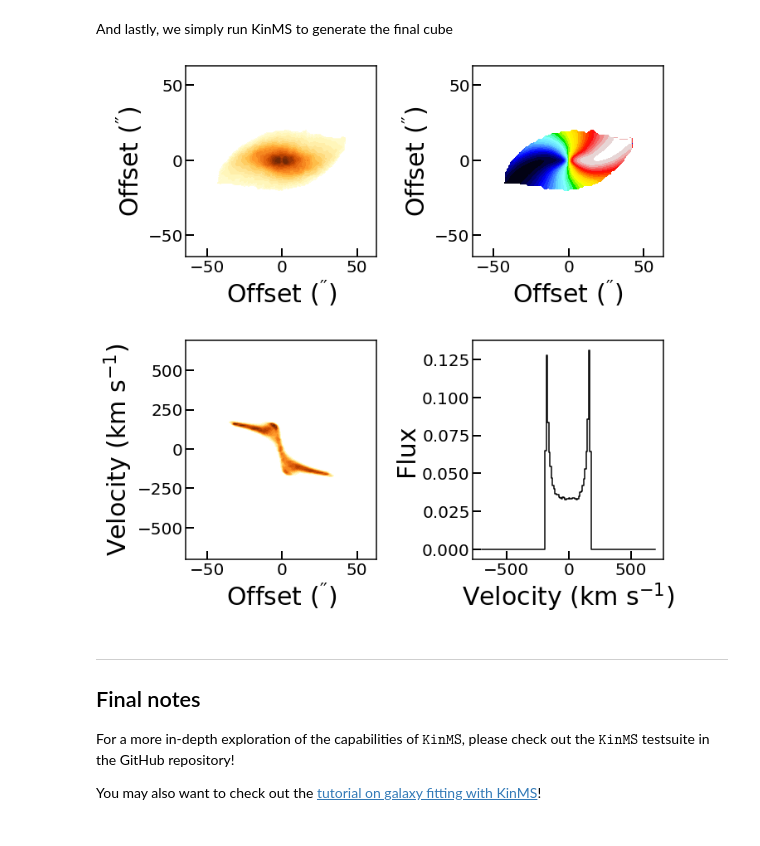
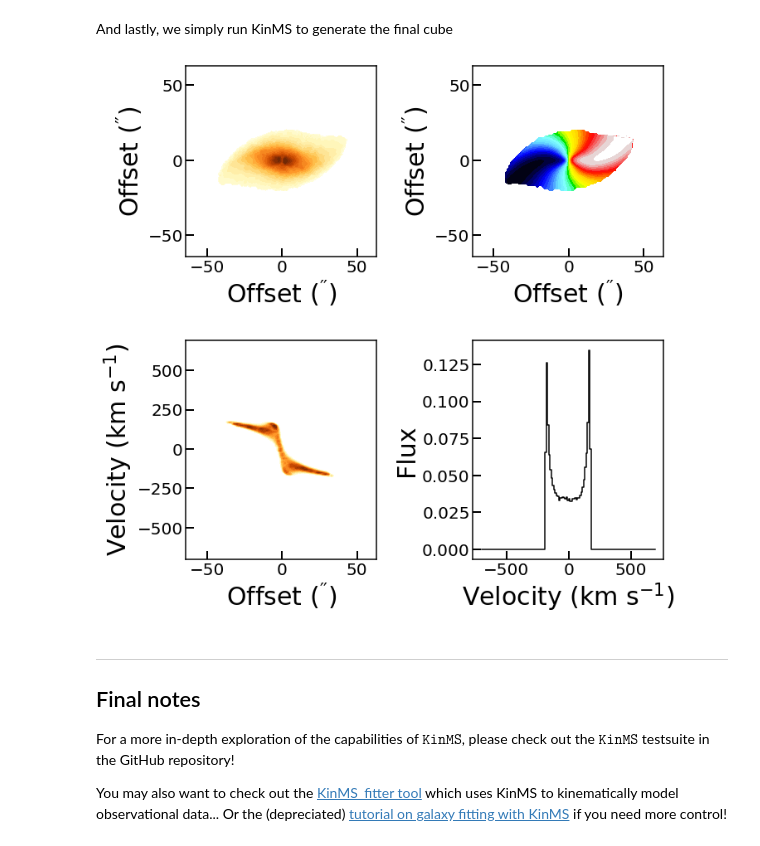
Before and after one commit to TimothyADavis/KinMSpy, a Jupyter notebook: kinms/docs/KinMS_example_notebook.ipynb, the cells around one changed output. Cells and saved outputs as stored; diff of their text form; code cells hidden in the pictures.

```diff
--- a/kinms/docs/KinMS_example_notebook.ipynb
+++ b/kinms/docs/KinMS_example_notebook.ipynb
@@ -190,11 +187,11 @@ posang = posangfunc(radius)
 # %% [markdown]
 And lastly, we simply run KinMS to generate the final cube
 # %%
-kin = KinMS(xsize, ysize, vsize, cellsize, dv, beamsize, inc, sbProf=sbprof, sbRad=radius, velProf=vel, intFlux=intflux,
-                 posAng=posang,diskThick=discthick)
-cube=kin.model_cube(toplot=True)
+kin = KinMS(xsize, ysize, vsize, cellsize, dv, beamSize = beamsize)
+cube=kin.model_cube(inc, sbProf=sbprof, sbRad=radius, velProf=vel, intFlux=intflux,
+                 posAng=posang,diskThick=discthick,toplot=True)
 # %% [output]
-[figure, old version]
+[figure, new version]
 # %% [markdown]
 ---
 
@@ -202,4 +199,4 @@ cube=kin.model_cube(toplot=True)
 
 For a more in-depth exploration of the capabilities of $\texttt{KinMS}$, please check out the $\texttt{KinMS}$ testsuite in the GitHub repository!
 
-You may also want to check out the [tutorial on galaxy fitting with KinMS](https://github.com/TimothyADavis/KinMSpy/blob/master/kinms/docs/KinMSpy_tutorial.ipynb)!
+You may also want to check out the [KinMS_fitter tool](https://github.com/TimothyADavis/KinMS_fitter) which uses KinMS to kinematically model observational data... Or the (depreciated) [tutorial on galaxy fitting with KinMS](https://github.com/TimothyADavis/KinMSpy/blob/master/kinms/docs/KinMSpy_tutorial.ipynb) if you need more control!
```
Also changed, not shown: parts of 8 cells of this notebook, 6 other files.
